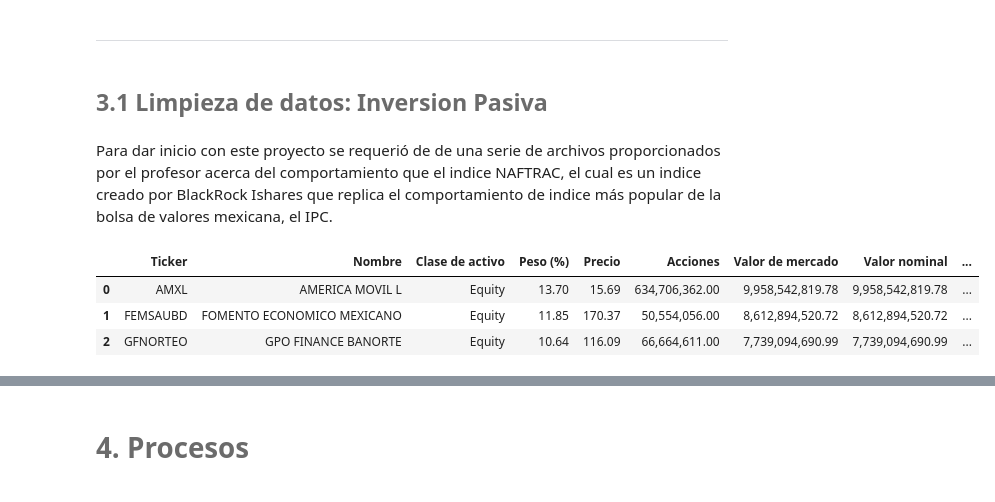
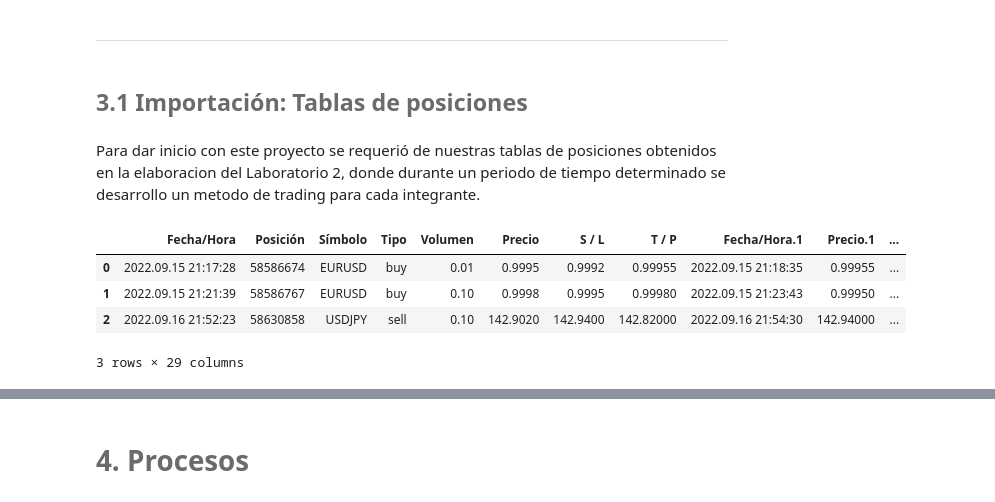
Before and after one commit to CuauhtemocCC/Microestructuras-de-Trading-Lab-3, a Jupyter notebook: notebook.ipynb, the cells around one changed output, grey strips where cells are left out. Cells and saved outputs as stored; diff of their text form; code cells hidden in the pictures.

```diff
--- a/notebook.ipynb
+++ b/notebook.ipynb
@@ -38,14 +38,15 @@ import main as mn
 import visualizations as vs
 import pandas as pd
 # %% [markdown]
-## <font color= #6B6B6B> 3.1 Limpieza de datos: Inversion Pasiva </font>
+## <font color= #6B6B6B> 3.1 Importación: Tablas de posiciones </font>
-# %% [markdown]
-Para dar inicio con este proyecto se requerió de de una serie de archivos proporcionados por el profesor acerca del comportamiento que el indice NAFTRAC, el cual es un indice creado por BlackRock Ishares que replica el comportamiento de indice más popular de la bolsa de valores mexicana, el IPC.
+# %% [markdown]
+Para dar inicio con este proyecto se requerió de nuestras tablas de posiciones obtenidos en la elaboracion del Laboratorio 2, donde durante un periodo de tiempo determinado se desarrollo un metodo de trading para cada integrante.
 # %%
-# Segmento base de datos de NAFTRAC 2020-01-31
-dt.data.head(3)
+# Segmento base de posiciones
+dt.datos_c.head(3)
 # %% [output]
-|  | Ticker | Nombre | Clase de activo | Peso (%) | Precio | Acciones | Valor de mercado | Valor nominal | ... |
-| 0 | AMXL | AMERICA MOVIL L | Equity | 13.70 | 15.69 | 634,706,362.00 | 9,958,542,819.78 | 9,958,542,819.78 | ... |
-| 1 | FEMSAUBD | FOMENTO ECONOMICO MEXICANO | Equity | 11.85 | 170.37 | 50,554,056.00 | 8,612,894,520.72 | 8,612,894,520.72 | ... |
-| 2 | GFNORTEO | GPO FINANCE BANORTE | Equity | 10.64 | 116.09 | 66,664,611.00 | 7,739,094,690.99 | 7,739,094,690.99 | ... |
+|  | Fecha/Hora | Posición | Símbolo | Tipo | Volumen | Precio | S / L | T / P | Fecha/Hora.1 | Precio.1 | ... |
+| 0 | 2022.09.15 21:17:28 | 58586674 | EURUSD | buy | 0.01 | 0.9995 | 0.9992 | 0.99955 | 2022.09.15 21:18:35 | 0.99955 | ... |
+| 1 | 2022.09.15 21:21:39 | 58586767 | EURUSD | buy | 0.10 | 0.9998 | 0.9995 | 0.99980 | 2022.09.15 21:23:43 | 0.99950 | ... |
+| 2 | 2022.09.16 21:52:23 | 58630858 | USDJPY | sell | 0.10 | 142.9020 | 142.9400 | 142.82000 | 2022.09.16 21:54:30 | 142.94000 | ... |
+3 rows × 29 columns
```
Also changed, not shown: parts of 82 cells of this notebook, 1 other file.
